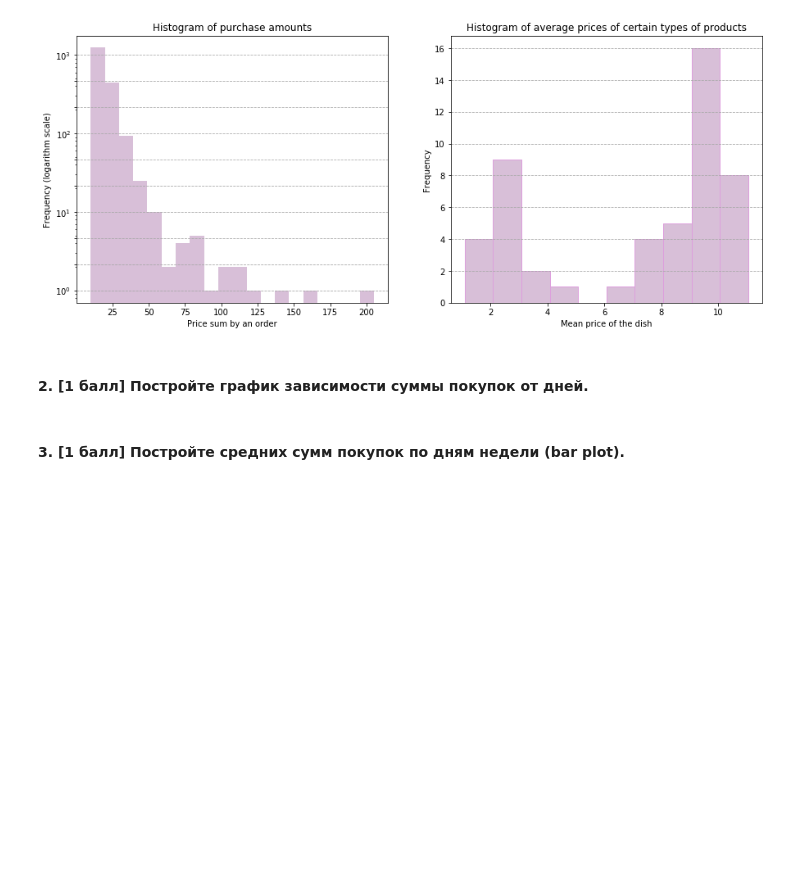
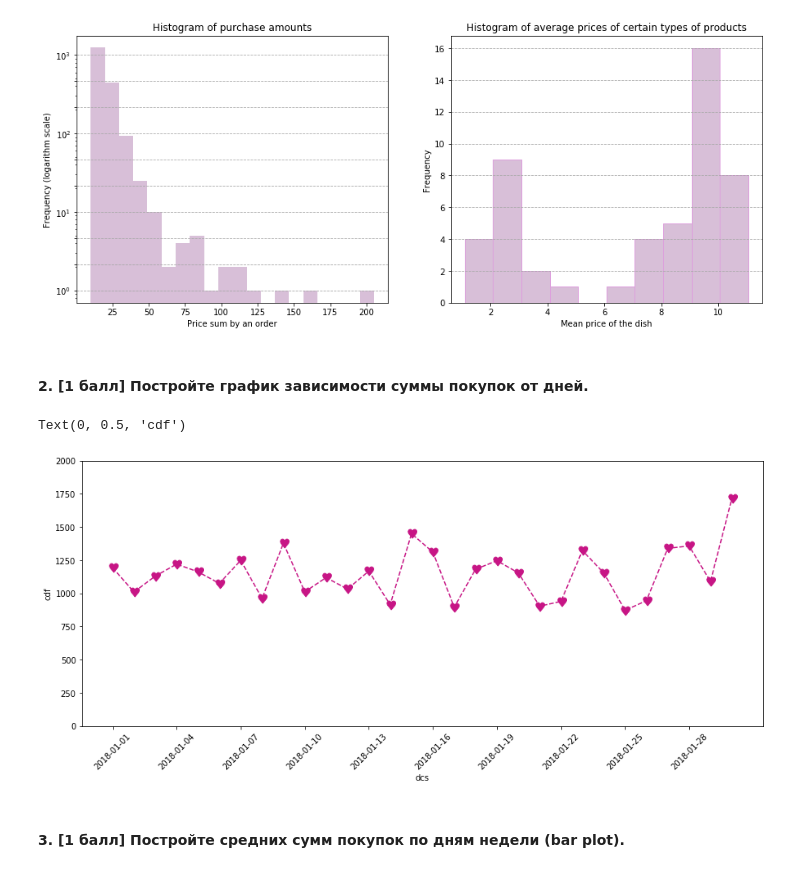
Before and after one commit to hse-mlearn/ha-01-glafiraV, a Jupyter notebook: homework-practice-01.ipynb, the cells around one changed output. Saved outputs shown, nothing was run; the diff lists cells and outputs as text; code cells hidden in the pictures; blank space fills up the shorter version.

```diff
--- a/homework-practice-01.ipynb
+++ b/homework-practice-01.ipynb
@@ -369,6 +369,16 @@ plt.show()
 # %%
 # Создадим вектор сумм покупок сгруппированный по дням
 sum_by_date = RestrData.groupby(by="date")["item_price_float"].sum()
+# %%
+plt.figure(figsize=(15,6))
+plt.plot(sum_by_date, '--', marker="$♥$", markersize=12, color='mediumvioletred')
+plt.ylim((0, 2000))
+plt.xticks(sum_by_date.index[::3], rotation='45')
+plt.xlabel("dcs")
+plt.ylabel("cdf")
+# %% [output]
+Text(0, 0.5, 'cdf')
+[figure, added]
 # %% [markdown]
 #### 3. [1 балл] Постройте средних сумм покупок по дням недели (bar plot).
 # %%
```
